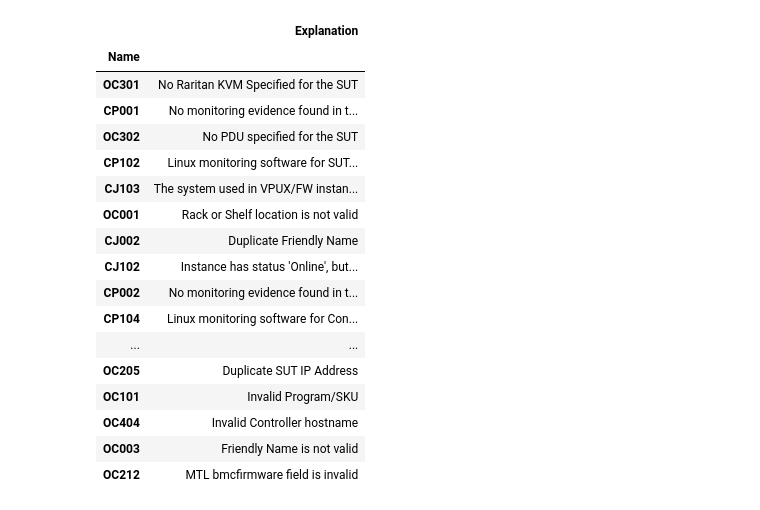
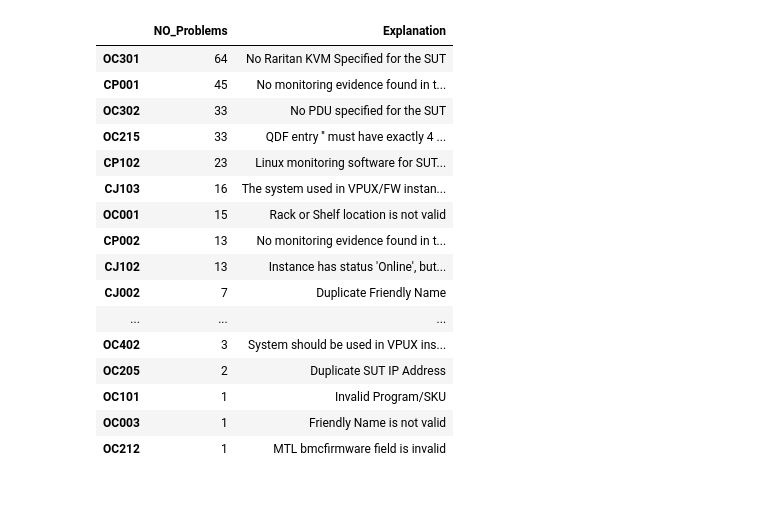
Before and after one commit to Robert-Gaube/Analize_Problems, a Jupyter notebook: analize.ipynb, the cells around one changed output. Cells and saved outputs as stored; diff of their text form; code cells hidden in the pictures.

```diff
--- a/analize.ipynb
+++ b/analize.ipynb
@@ -1,3 +1,5 @@
+# %%
+romania_only=True
 # %%
 import pandas as pd
 import numpy as np
@@ -10,7 +12,8 @@ tag = pd.read_excel('problem_description.xlsx', index_col='Name')
 df1 = df[['Friendly_Name','Problem_ID', 'Message']]
 # %%
 df1 = df1.fillna(value='')
-df1 = df1[df1['Friendly_Name'].str.contains("RO-")]
+if romania_only:
+    df1 = df1[df1['Friendly_Name'].str.contains("RO-")]
 problems_index = (df1['Problem_ID'].value_counts()).to_frame()
 problems_index.rename(columns = {'Problem_ID' : 'NO_Problems'}, inplace=True)
 problems = problems_index.reset_index()
@@ -25,24 +28,25 @@ problems_index.plot.pie(y='NO_Problems', figsize=(10, 10), autopct='%1.1f%%')
 # %%
 tag
 list_prob = (problems['Problem_ID'].to_numpy()).tolist()
-list_name = ['OC301', 'OC302']
-tag.loc[list_prob]
+tag = tag.loc[list_prob]
+no_problems = problems['NO_Problems']
+problems_index['Explanation'] = tag['Explanation']
+problems_index
 # %% [output]
-|  | Explanation |
-| Name |  |
-| OC301 | No Raritan KVM Specified for the SUT |
-| CP001 | No monitoring evidence found in t... |
-| OC302 | No PDU specified for the SUT |
-| CP102 | Linux monitoring software for SUT... |
-| CJ103 | The system used in VPUX/FW instan... |
-| OC001 | Rack or Shelf location is not valid |
-| CJ002 | Duplicate Friendly Name |
-| CJ102 | Instance has status 'Online', but... |
-| CP002 | No monitoring evidence found in t... |
-| CP104 | Linux monitoring software for Con... |
-| ... | ... |
-| OC205 | Duplicate SUT IP Address |
-| OC101 | Invalid Program/SKU |
-| OC404 | Invalid Controller hostname |
-| OC003 | Friendly Name is not valid |
-| OC212 | MTL bmcfirmware field is invalid |
+|  | NO_Problems | Explanation |
+| OC301 | 64 | No Raritan KVM Specified for the SUT |
+| CP001 | 45 | No monitoring evidence found in t... |
+| OC302 | 33 | No PDU specified for the SUT |
+| OC215 | 33 | QDF entry '' must have exactly 4 ... |
+| CP102 | 23 | Linux monitoring software for SUT... |
+| CJ103 | 16 | The system used in VPUX/FW instan... |
+| OC001 | 15 | Rack or Shelf location is not valid |
+| CP002 | 13 | No monitoring evidence found in t... |
+| CJ102 | 13 | Instance has status 'Online', but... |
+| CJ002 | 7 | Duplicate Friendly Name |
+| ... | ... | ... |
+| OC402 | 3 | System should be used in VPUX ins... |
+| OC205 | 2 | Duplicate SUT IP Address |
+| OC101 | 1 | Invalid Program/SKU |
+| OC003 | 1 | Friendly Name is not valid |
+| OC212 | 1 | MTL bmcfirmware field is invalid |
```
Also changed, not shown: parts of 1 cell of this notebook, 1 other file.
